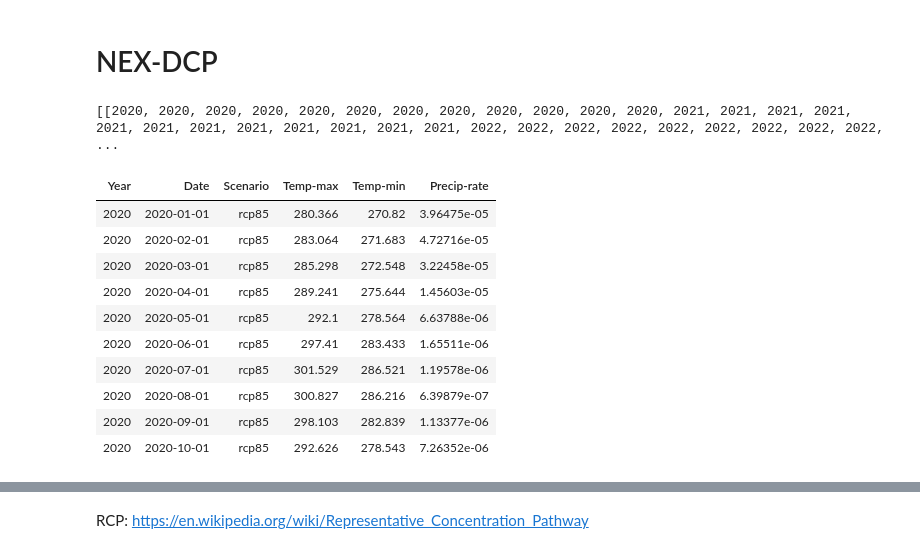
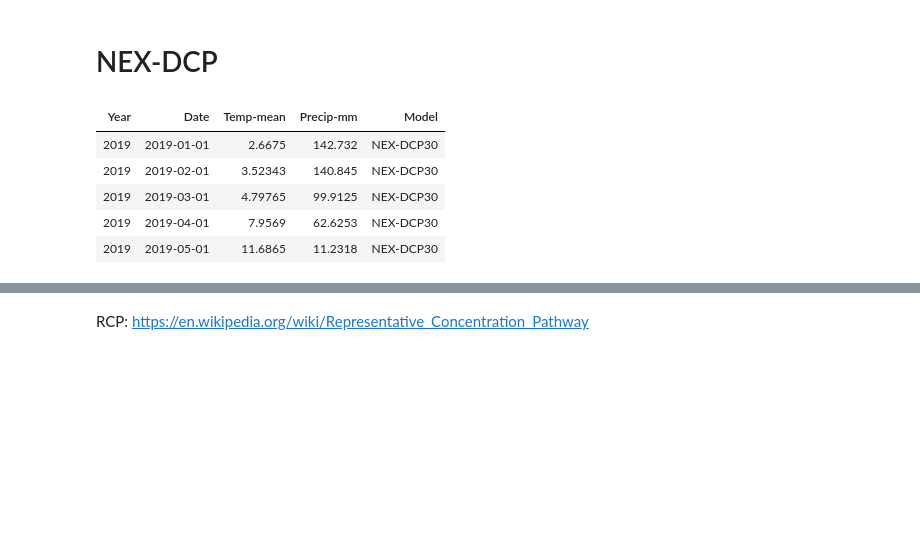
Before and after one commit to jdbcode/G4G19, a Jupyter notebook: time-series-visualization.ipynb, the cells around one changed output, grey strips where cells are left out. Saved outputs shown, nothing was run; the diff lists cells and outputs as text; code cells hidden in the pictures; blank space fills up the shorter version.

```diff
--- a/time-series-visualization.ipynb
+++ b/time-series-visualization.ipynb
@@ -611,7 +503,7 @@ dcp = ee.ImageCollection("NASA/NEX-DCP30_ENSEMBLE_STATS") \
   .select(['tasmax_median','tasmin_median', 'pr_median']) \
   .filter(ee.Filter.And(
     ee.Filter.eq('scenario', 'rcp85'),
-    ee.Filter.date('2020-01-01', '2070-12-31')
+    ee.Filter.date('2019-01-01', '2070-01-01')
   ))
 
 def reduceDcp(img):
@@ -619,7 +511,14 @@ def reduceDcp(img):
   year = eeDate.get('year')
   date = eeDate.format('YYYY-MM-dd')
 
-  first = img.reduceRegion(
+  altImg = img.select('tasmax_median') \
+    .add(img.select('tasmin_median')) \
+    .divide(ee.Image.constant(2.0)) \
+    .subtract(ee.Image.constant(273.15)) \
+    .addBands(img.select('pr_median')) \
+    .rename(['Temp-mean', 'Precip-rate'])
+
+  first = altImg.reduceRegion(
     reducer = ee.Reducer.first(),
     geometry = point,
     scale = 5000,
@@ -628,41 +527,36 @@ def reduceDcp(img):
 
   return(ee.Feature(None, first)
     .set({
-      'Scenario': img.get('scenario'),
       'Year': year,
       'Date': date
     })
   )
 
-pointDcpCol = dcp.map(reduceDcp).filter(ee.Filter.notNull(['tasmax_median','tasmin_median', 'pr_median']))
+pointDcpCol = dcp.map(reduceDcp).filter(ee.Filter.notNull(['Temp-mean','Precip-rate']))
 
 
 # Arrange the sample as a list of lists
 pointDcpDict = pointDcpCol.reduceColumns(
-  ee.Reducer.toList().repeat(6),
-  ['Year', 'Date', 'Scenario', 'tasmax_median', 'tasmin_median', 'pr_median']
+  ee.Reducer.toList().repeat(4),
+  ['Year', 'Date', 'Temp-mean', 'Precip-rate']
 )
 
 pointDcpList = ee.List(pointDcpDict.get('list'))
 pointDcpList = pointDcpList.getInfo()
-print(pointDcpList)
-# %% [output]
-[[2020, 2020, 2020, 2020, 2020, 2020, 2020, 2020, 2020, 2020, 2020, 2020, 2021, 2021, 2021, 2021, 2021, 2021, 2021, 2021, 2021, 2021, 2021, 2021, 2022, 2022, 2022, 2022, 2022, 2022, 2022, 2022, 2022,  ...
 # %%
+
 pointDcpDf = pd.DataFrame(pointDcpList)
 pointDcpDf = pointDcpDf.transpose()
-pointDcpDf.columns = ['Year', 'Date', 'Scenario', 'Temp-max', 'Temp-min', 'Precip-rate']
-pointDcpDf = pointDcpDf.astype({'Year': int, 'Date': str, 'Scenario': str, 'Temp-max': float, 'Temp-min': float, 'Precip-rate': float})
-pointDcpDf.head(10).style.hide_index()
+pointDcpDf.columns = ['Year', 'Date', 'Temp-mean', 'Precip-rate']
+pointDcpDf = pointDcpDf.astype({'Year': int, 'Date': str, 'Temp-mean': float, 'Precip-rate': float})
+pointDcpDf['Precip-mm'] = pointDcpDf['Precip-rate']*86400*30
+pointDcpDf = pointDcpDf.drop(columns=['Precip-rate'])
+pointDcpDf['Model'] = 'NEX-DCP30'
+pointDcpDf.head(5).style.hide_index()
 # %% [output]
-| Year | Date | Scenario | Temp-max | Temp-min | Precip-rate |
-| 2020 | 2020-01-01 | rcp85 | 280.366 | 270.82 | 3.96475e-05 |
-| 2020 | 2020-02-01 | rcp85 | 283.064 | 271.683 | 4.72716e-05 |
-| 2020 | 2020-03-01 | rcp85 | 285.298 | 272.548 | 3.22458e-05 |
-| 2020 | 2020-04-01 | rcp85 | 289.241 | 275.644 | 1.45603e-05 |
-| 2020 | 2020-05-01 | rcp85 | 292.1 | 278.564 | 6.63788e-06 |
-| 2020 | 2020-06-01 | rcp85 | 297.41 | 283.433 | 1.65511e-06 |
-| 2020 | 2020-07-01 | rcp85 | 301.529 | 286.521 | 1.19578e-06 |
-| 2020 | 2020-08-01 | rcp85 | 300.827 | 286.216 | 6.39879e-07 |
-| 2020 | 2020-09-01 | rcp85 | 298.103 | 282.839 | 1.13377e-06 |
-| 2020 | 2020-10-01 | rcp85 | 292.626 | 278.543 | 7.26352e-06 |
+| Year | Date | Temp-mean | Precip-mm | Model |
+| 2019 | 2019-01-01 | 2.6675 | 142.732 | NEX-DCP30 |
+| 2019 | 2019-02-01 | 3.52343 | 140.845 | NEX-DCP30 |
+| 2019 | 2019-03-01 | 4.79765 | 99.9125 | NEX-DCP30 |
+| 2019 | 2019-04-01 | 7.9569 | 62.6253 | NEX-DCP30 |
+| 2019 | 2019-05-01 | 11.6865 | 11.2318 | NEX-DCP30 |
```
Also changed, not shown: parts of 22 cells of this notebook.
